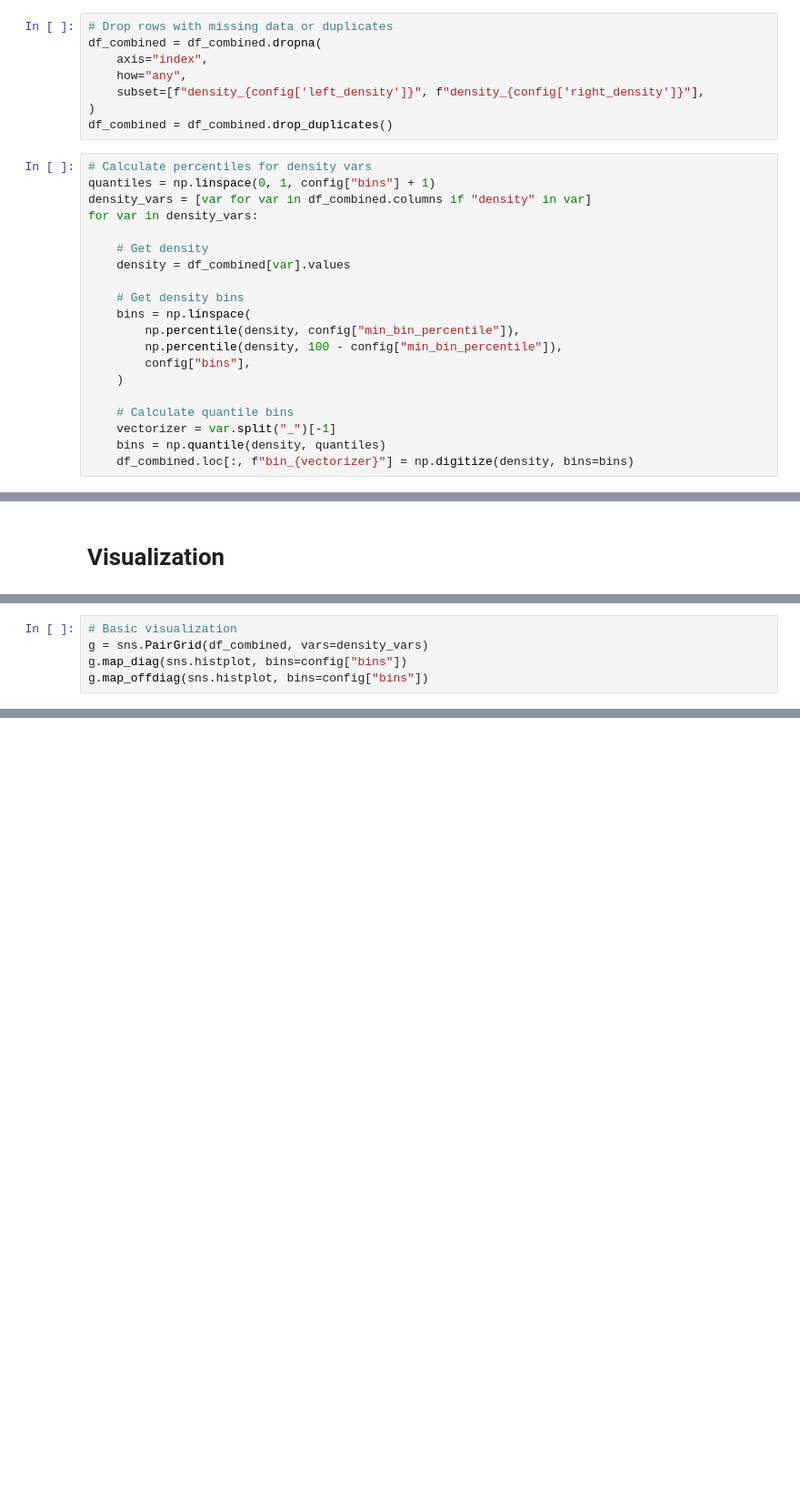
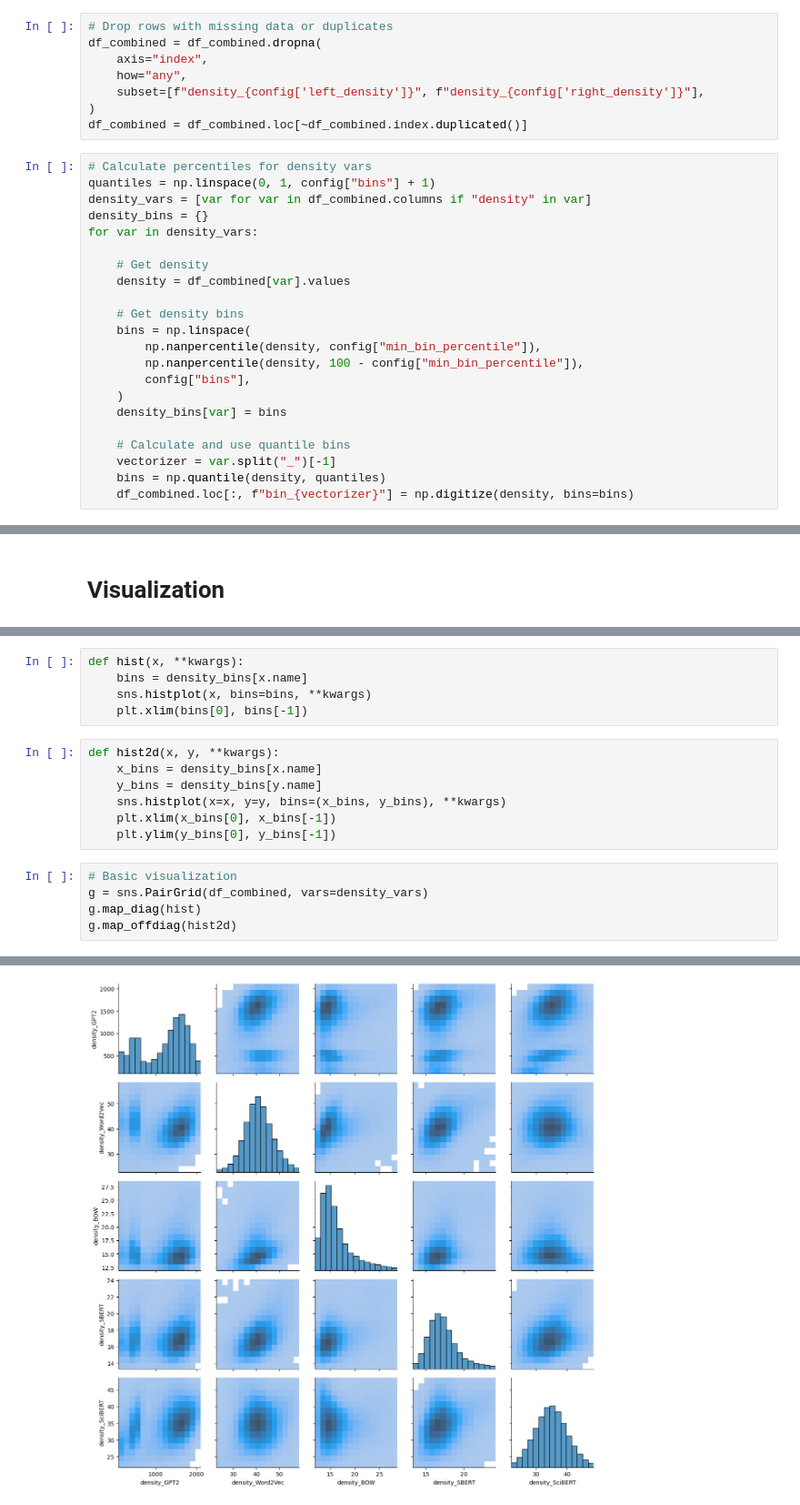
Before and after one commit to nathimel/citesim, a Jupyter notebook: src/notebooks/vectorizer_comparisons.ipynb, the cells around one changed output, grey strips where cells are left out. Shown at 91% size. Drawn from its saved outputs; the diff is of its cells as text; blank space fills up the shorter version.

```diff
--- a/src/notebooks/vectorizer_comparisons.ipynb
+++ b/src/notebooks/vectorizer_comparisons.ipynb
@@ -78,11 +81,12 @@ df_combined = df_combined.dropna(
     how="any",
     subset=[f"density_{config['left_density']}", f"density_{config['right_density']}"],
 )
-df_combined = df_combined.drop_duplicates()
+df_combined = df_combined.loc[~df_combined.index.duplicated()]
 # %%
 # Calculate percentiles for density vars
 quantiles = np.linspace(0, 1, config["bins"] + 1)
 density_vars = [var for var in df_combined.columns if "density" in var]
+density_bins = {}
 for var in density_vars:
 
     # Get density
@@ -90,12 +94,13 @@ for var in density_vars:
 
     # Get density bins
     bins = np.linspace(
-        np.percentile(density, config["min_bin_percentile"]),
-        np.percentile(density, 100 - config["min_bin_percentile"]),
+        np.nanpercentile(density, config["min_bin_percentile"]),
+        np.nanpercentile(density, 100 - config["min_bin_percentile"]),
         config["bins"],
     )
+    density_bins[var] = bins
 
-    # Calculate quantile bins
+    # Calculate and use quantile bins
     vectorizer = var.split("_")[-1]
     bins = np.quantile(density, quantiles)
     df_combined.loc[:, f"bin_{vectorizer}"] = np.digitize(density, bins=bins)
@@ -111,5 +123,18 @@ df_combined["different_densities"].value_counts()
+# %%
+def hist(x, **kwargs):
+    bins = density_bins[x.name]
+    sns.histplot(x, bins=bins, **kwargs)
+    plt.xlim(bins[0], bins[-1])
+# %%
+def hist2d(x, y, **kwargs):
+    x_bins = density_bins[x.name]
+    y_bins = density_bins[y.name]
+    sns.histplot(x=x, y=y, bins=(x_bins, y_bins), **kwargs)
+    plt.xlim(x_bins[0], x_bins[-1])
+    plt.ylim(y_bins[0], y_bins[-1])
 # %%
 # Basic visualization
 g = sns.PairGrid(df_combined, vars=density_vars)
-g.map_diag(sns.histplot, bins=config["bins"])
-g.map_offdiag(sns.histplot, bins=config["bins"])
+g.map_diag(hist)
+g.map_offdiag(hist2d)
+# %% [output]
@@ -115,0 +142 @@ g.map_offdiag(sns.histplot, bins=config["bins"])
+[figure, added]
```
Also changed, not shown: parts of 11 cells of this notebook.
